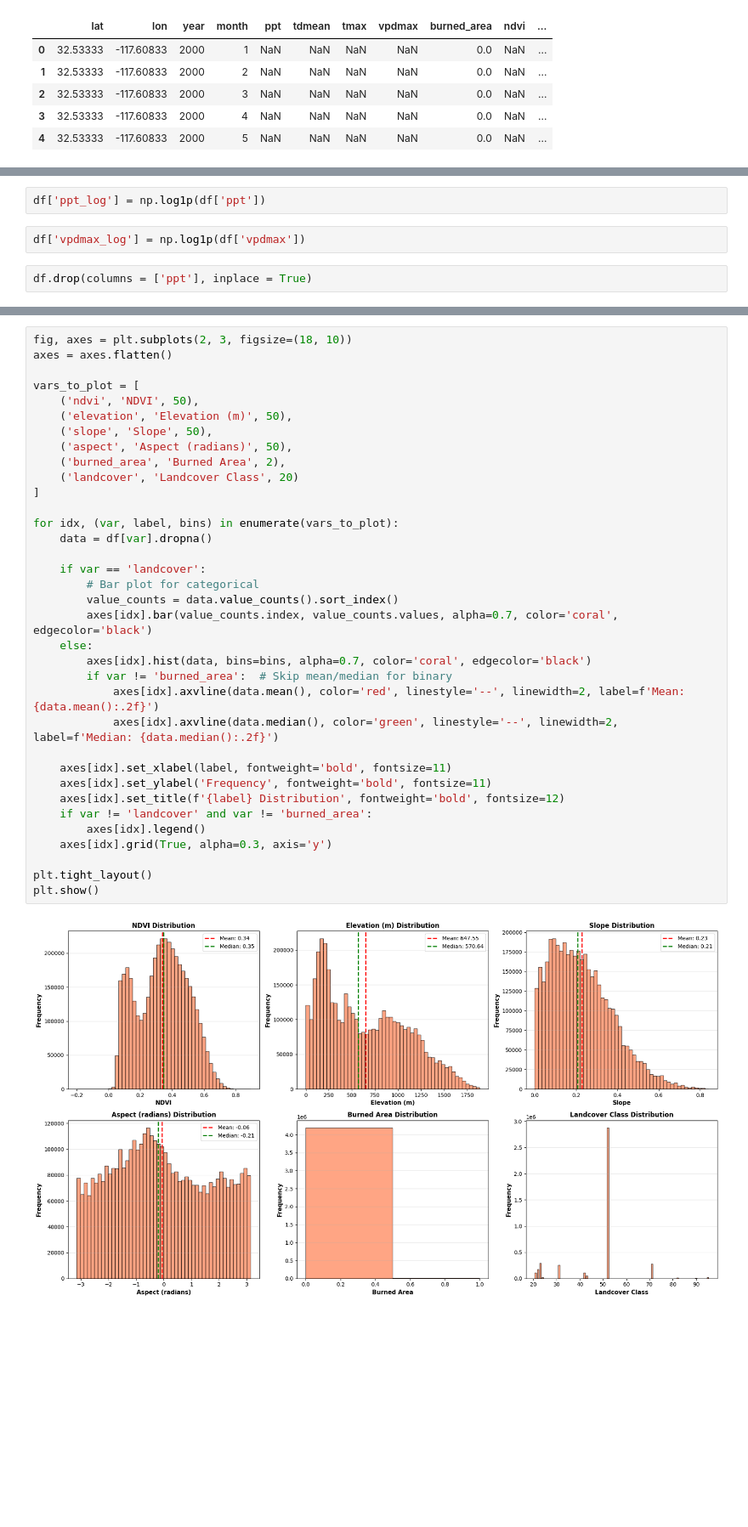
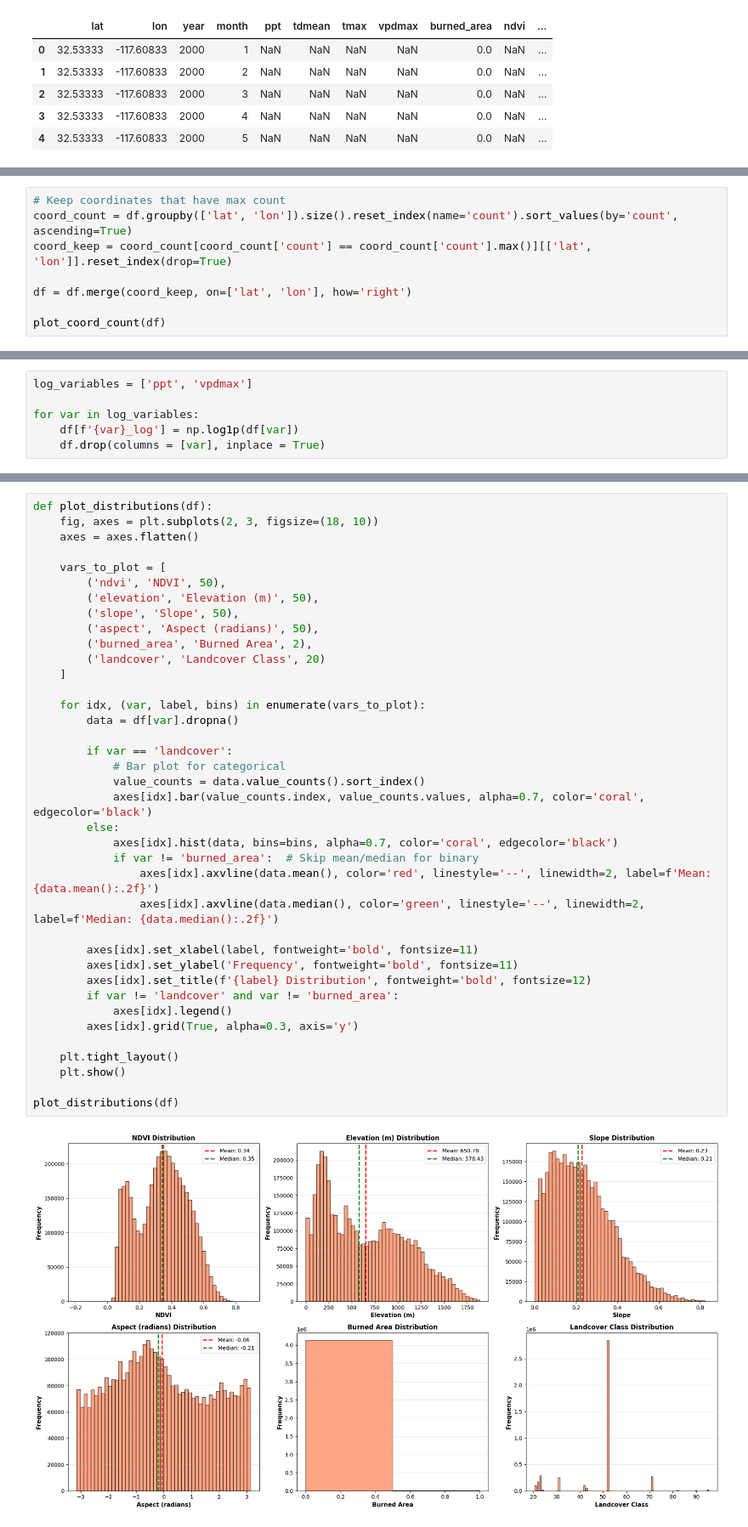
Before and after one commit to lachuck331/CotalityQ1Capstone, a Jupyter notebook: model.ipynb, the cells around one changed output, grey strips where cells are left out. Shown at 85% size. Drawn from its saved outputs; the diff is of its cells as text; blank space fills up the shorter version.

```diff
--- a/model.ipynb
+++ b/model.ipynb
@@ -85,0 +233,8 @@ plot_null_map('landcover')
+# %%
+# Keep coordinates that have max count
+coord_count = df.groupby(['lat', 'lon']).size().reset_index(name='count').sort_values(by='count', ascending=True)
+coord_keep = coord_count[coord_count['count'] == coord_count['count'].max()][['lat', 'lon']].reset_index(drop=True)
+
+df = df.merge(coord_keep, on=['lat', 'lon'], how='right')
+
+plot_coord_count(df)
@@ -86,6 +252,6 @@ plot_null_map('landcover')
 # %%
-df['ppt_log'] = np.log1p(df['ppt'])
+log_variables = ['ppt', 'vpdmax']
+
+for var in log_variables:
+    df[f'{var}_log'] = np.log1p(df[var])
+    df.drop(columns = [var], inplace = True)
-# %%
-df['vpdmax_log'] = np.log1p(df['vpdmax'])
-# %%
-df.drop(columns = ['ppt'], inplace = True)
@@ -108,38 +258,41 @@ df
 # %%
-fig, axes = plt.subplots(2, 3, figsize=(18, 10))
-axes = axes.flatten()
+def plot_distributions(df):
+    fig, axes = plt.subplots(2, 3, figsize=(18, 10))
+    axes = axes.flatten()
 
-vars_to_plot = [
-    ('ndvi', 'NDVI', 50),
-    ('elevation', 'Elevation (m)', 50),
-    ('slope', 'Slope', 50),
-    ('aspect', 'Aspect (radians)', 50),
-    ('burned_area', 'Burned Area', 2),
-    ('landcover', 'Landcover Class', 20)
-]
+    vars_to_plot = [
+        ('ndvi', 'NDVI', 50),
+        ('elevation', 'Elevation (m)', 50),
+        ('slope', 'Slope', 50),
+        ('aspect', 'Aspect (radians)', 50),
+        ('burned_area', 'Burned Area', 2),
+        ('landcover', 'Landcover Class', 20)
+    ]
 
-for idx, (var, label, bins) in enumerate(vars_to_plot):
-    data = df[var].dropna()
+    for idx, (var, label, bins) in enumerate(vars_to_plot):
+        data = df[var].dropna()
 
-    if var == 'landcover':
-        # Bar plot for categorical
-        value_counts = data.value_counts().sort_index()
-        axes[idx].bar(value_counts.index, value_counts.values, alpha=0.7, color='coral', edgecolor='black')
-    else:
-        axes[idx].hist(data, bins=bins, alpha=0.7, color='coral', edgecolor='black')
-        if var != 'burned_area':  # Skip mean/median for binary
-            axes[idx].axvline(data.mean(), color='red', linestyle='--', linewidth=2, label=f'Mean: {data.mean():.2f}')
-            axes[idx].axvline(data.median(), color='green', linestyle='--', linewidth=2, label=f'Median: {data.median():.2f}')
+        if var == 'landcover':
+            # Bar plot for categorical
+            value_counts = data.value_counts().sort_index()
+            axes[idx].bar(value_counts.index, value_counts.values, alpha=0.7, color='coral', edgecolor='black')
+        else:
+            axes[idx].hist(data, bins=bins, alpha=0.7, color='coral', edgecolor='black')
+            if var != 'burned_area':  # Skip mean/median for binary
+                axes[idx].axvline(data.mean(), color='red', linestyle='--', linewidth=2, label=f'Mean: {data.mean():.2f}')
+                axes[idx].axvline(data.median(), color='green', linestyle='--', linewidth=2, label=f'Median: {data.median():.2f}')
 
-    axes[idx].set_xlabel(label, fontweight='bold', fontsize=11)
-    axes[idx].set_ylabel('Frequency', fontweight='bold', fontsize=11)
-    axes[idx].set_title(f'{label} Distribution', fontweight='bold', fontsize=12)
-    if var != 'landcover' and var != 'burned_area':
-        axes[idx].legend()
-    axes[idx].grid(True, alpha=0.3, axis='y')
+        axes[idx].set_xlabel(label, fontweight='bold', fontsize=11)
+        axes[idx].set_ylabel('Frequency', fontweight='bold', fontsize=11)
+        axes[idx].set_title(f'{label} Distribution', fontweight='bold', fontsize=12)
+        if var != 'landcover' and var != 'burned_area':
+            axes[idx].legend()
+        axes[idx].grid(True, alpha=0.3, axis='y')
 
-plt.tight_layout()
-plt.show()
+    plt.tight_layout()
+    plt.show()
+
+plot_distributions(df)
 # %% [output]
-[figure, old version]
+[figure, new version]
 # %%
```
Also changed, not shown: parts of 37 cells of this notebook.
